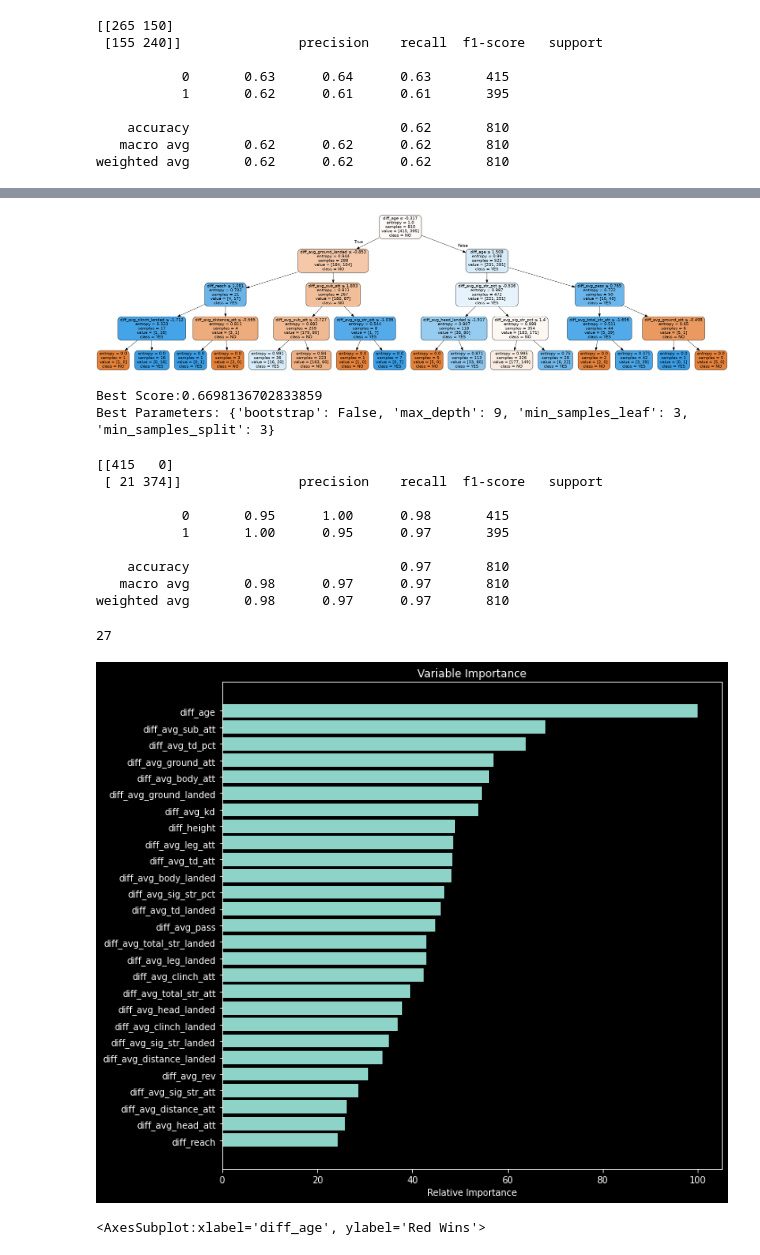
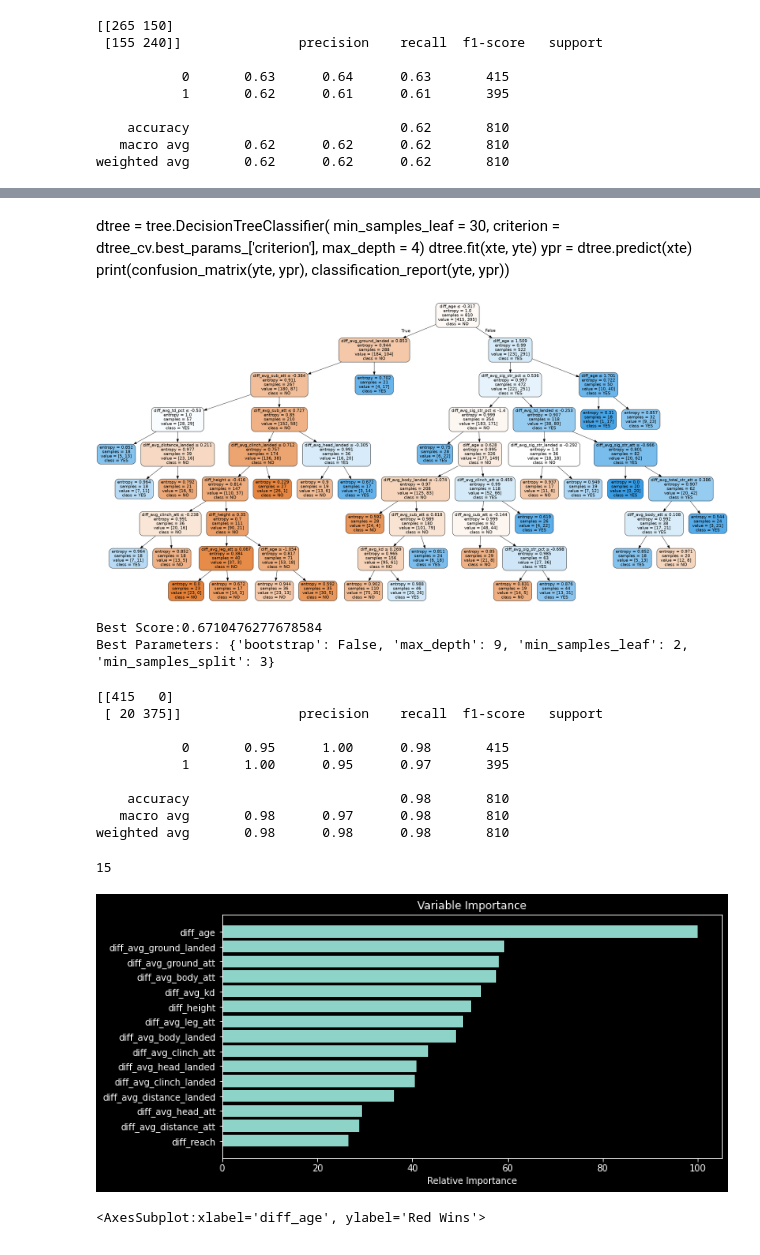
Before and after one commit to garygku/capstone2final, a Jupyter notebook: cap2.ipynb, the cells around one changed output, grey strips where cells are left out. Saved outputs shown, nothing was run; the diff lists cells and outputs as text; code cells hidden in the pictures.

```diff
--- a/cap2.ipynb
+++ b/cap2.ipynb
@@ -153,7 +153,7 @@ posdiff = fd.columns.get_loc('r_avg_body_att') - fd.columns.get_loc('b_avg_body_
 posdiff
 
 for i in range(start, end):
-    fddiffs[fd.columns[i].replace('b_', 'diff_', 1)] = fd[fd.columns[i]] - fd[fd.columns[i + posdiff]]
+    fddiffs[fd.columns[i].replace('b_', 'diff_', 1)] = fd[fd.columns[i + posdiff]] - fd[fd.columns[i]]
 
 fddiffs.head()
 fddiffs.describe()
@@ -394,7 +394,10 @@ weighted avg       0.62      0.62      0.62       810
 # %%
 from sklearn import tree
 
-pg = {'criterion':['entropy', 'gini'], 'max_depth':np.arange(1, 10)}
+pg = {'criterion':[
+    'entropy', 'gini'],
+    'max_depth':np.arange(1, 10),
+    'min_samples_leaf':np.arange(5, 30)}
 dtree = tree.DecisionTreeClassifier()
 dtree_cv= GridSearchCV(estimator = dtree, param_grid = pg, cv = 5)
 dtree_cv.fit(X, y)
@@ -407,6 +410,9 @@ Best Parameters: {'criterion': 'entropy', 'max_depth': 6}
 # %%
-dtree = tree.DecisionTreeClassifier(criterion = dtree_cv.best_params_['criterion'],
-                                    max_depth = dtree_cv.best_params_['max_depth'])
+dtree = tree.DecisionTreeClassifier(
+    min_samples_leaf = dtree_cv.best_params_['min_samples_leaf'],
+    criterion = dtree_cv.best_params_['criterion'],
+    max_depth = dtree_cv.best_params_['max_depth']
+)
 dtree.fit(xte, yte)
 ypr = dtree.predict(xte)
 print(confusion_matrix(yte, ypr), classification_report(yte, ypr))
@@ -423,6 +428,0 @@ weighted avg       0.74      0.71      0.69       810
-# %%
-dtree = tree.DecisionTreeClassifier(criterion = dtree_cv.best_params_['criterion'],
-                                    max_depth = 4)
-dtree.fit(xte, yte)
-ypr = dtree.predict(xte)
-print(confusion_matrix(yte, ypr), classification_report(yte, ypr))
@@ -439,3 +429,11 @@ weighted avg       0.69      0.67      0.66       810
+# %% [markdown]
+dtree = tree.DecisionTreeClassifier(
+    min_samples_leaf = 30,
+    criterion = dtree_cv.best_params_['criterion'],
+    max_depth = 4)
+dtree.fit(xte, yte)
+ypr = dtree.predict(xte)
+print(confusion_matrix(yte, ypr), classification_report(yte, ypr))
 # %%
 from io import StringIO
 from IPython.display import Image
@@ -448,7 +446,7 @@ tree.export_graphviz(dtree, out_file = dot_data,
 graph = pydotplus.graph_from_dot_data(dot_data.getvalue())
 Image(graph.create_png())
 # %% [output]
-[figure, old version]
+[figure, new version]
 # %%
 from sklearn.ensemble import RandomForestClassifier
 
@@ -465,8 +463,8 @@ print("Best Parameters: " + str(forest_cv.best_params_))
 
 #
 # %% [output]
-Best Score:0.6698136702833859
-Best Parameters: {'bootstrap': False, 'max_depth': 9, 'min_samples_leaf': 3, 'min_samples_split': 3}
+Best Score:0.6710476277678584
+Best Parameters: {'bootstrap': False, 'max_depth': 9, 'min_samples_leaf': 2, 'min_samples_split': 3}
 # %%
 forest = RandomForestClassifier(n_estimators = 1000,
                                 bootstrap = forest_cv.best_params_['bootstrap'],
@@ -481,39 +479,39 @@ print(confusion_matrix(y_true = yte, y_pred = ypr), classification_report(yte, y
 #make a single table for all the algorithms to compare the results!
 # %% [output]
 [[415   0]
- [ 21 374]]               precision    recall  f1-score   support
+ [ 20 375]]               precision    recall  f1-score   support
 
            0       0.95      1.00      0.98       415
            1       1.00      0.95      0.97       395
 
-    accuracy                           0.97       810
-   macro avg       0.98      0.97      0.97       810
-weighted avg       0.98      0.97      0.97       810
+    accuracy                           0.98       810
+   macro avg       0.98      0.97      0.98       810
+weighted avg       0.98      0.98      0.98       810
 # %%
 feature_importance = forest.feature_importances_
-feature_importance = 100.0 * (feature_importance / feature_importance.max())[:30]
-sorted_idx = np.argsort(feature_importance)[:30]
+feature_importance = 100.0 * (feature_importance / feature_importance.max())[:15]
+sorted_idx = np.argsort(feature_importance)[:15]
 
 pos = np.arange(sorted_idx.shape[0]) + .5
 print(pos.size)
 sorted_idx.size
-plt.figure(figsize=(10,10))
+plt.figure(figsize=(10,5))
 plt.barh(pos, feature_importance[sorted_idx], align='center')
 plt.yticks(pos, xtr.columns[sorted_idx])
 plt.xlabel('Relative Importance')
 plt.title('Variable Importance')
 plt.show()
 
 #the data suggests that protecting yourself from strikes and securing takedowns are the key to winning fights!
 #(just as i predicted)
 
 #but after balancing the dataset with SMOTE age seems to be much more important!
 #takedowns still seem important tho
 
 #should make some scatterplots with regression lines to see what the trends are for the most important variables
 # %% [output]
-27
+15
-[figure, old version]
+[figure, new version]
 # %%
 import seaborn as sns
 sns.regplot(x = X.diff_age, y = y, logistic=True)
```
Also changed, not shown: parts of 13 cells of this notebook, 2 other files.
